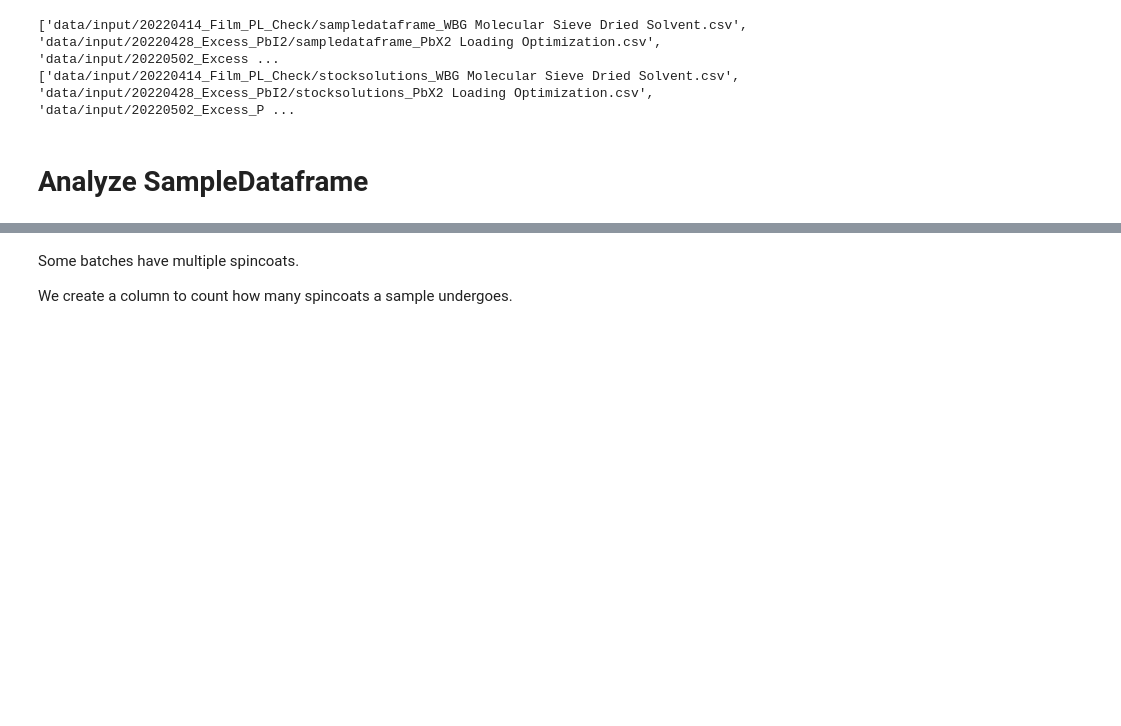
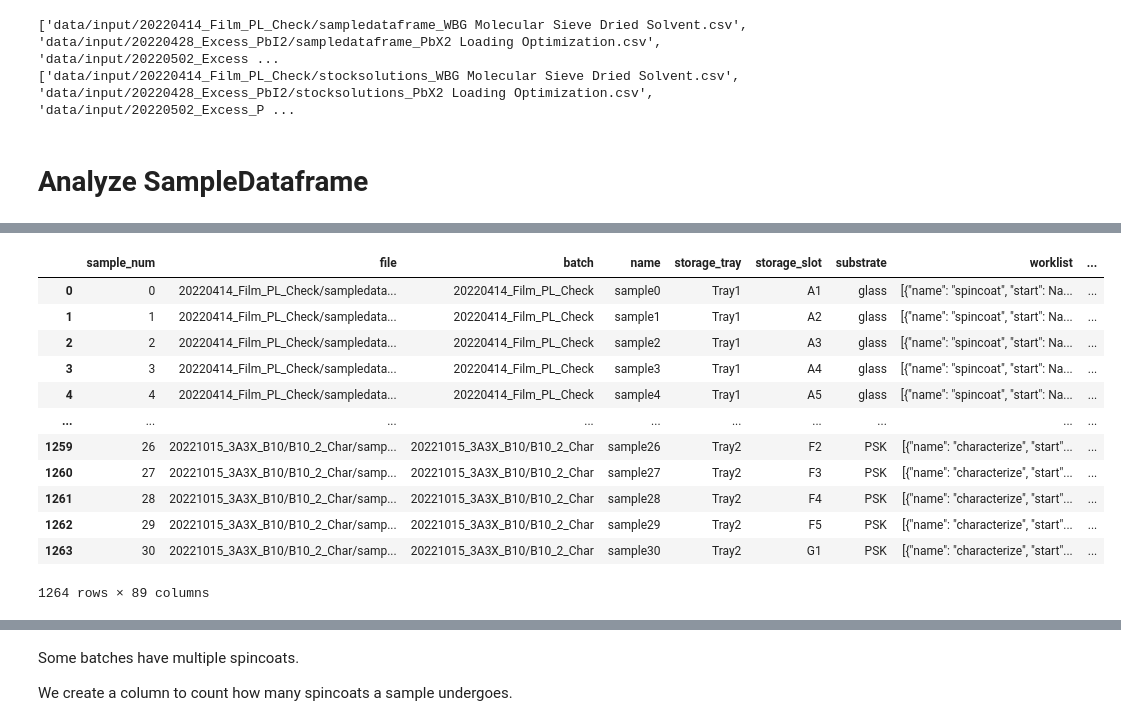
Before and after one commit to fenning-research-group/PASCAL_TrainView, a Jupyter notebook: input_eda.ipynb, the cells around one changed output, grey strips where cells are left out. Drawn from its saved outputs; the diff is of its cells as text; code cells hidden in the pictures; blank space fills up the shorter version.

```diff
--- a/input_eda.ipynb
+++ b/input_eda.ipynb
@@ -61,3 +65,24 @@ sample_input_df
+# %%
+# first, reset index and fix columns
+sample_input_df = ( raw_sampledf.reset_index()
+    .rename(columns={'index': 'sample_num'})
+    .drop(columns='Unnamed: 0')
+)
+sample_input_df
+# %% [output]
+|  | sample_num | file | batch | name | storage_tray | storage_slot | substrate | worklist | ... |
+| 0 | 0 | 20220414_Film_PL_Check/sampledata... | 20220414_Film_PL_Check | sample0 | Tray1 | A1 | glass | [{"name": "spincoat", "start": Na... | ... |
+| 1 | 1 | 20220414_Film_PL_Check/sampledata... | 20220414_Film_PL_Check | sample1 | Tray1 | A2 | glass | [{"name": "spincoat", "start": Na... | ... |
+| 2 | 2 | 20220414_Film_PL_Check/sampledata... | 20220414_Film_PL_Check | sample2 | Tray1 | A3 | glass | [{"name": "spincoat", "start": Na... | ... |
+| 3 | 3 | 20220414_Film_PL_Check/sampledata... | 20220414_Film_PL_Check | sample3 | Tray1 | A4 | glass | [{"name": "spincoat", "start": Na... | ... |
+| 4 | 4 | 20220414_Film_PL_Check/sampledata... | 20220414_Film_PL_Check | sample4 | Tray1 | A5 | glass | [{"name": "spincoat", "start": Na... | ... |
+| ... | ... | ... | ... | ... | ... | ... | ... | ... | ... |
+| 1259 | 26 | 20221015_3A3X_B10/B10_2_Char/samp... | 20221015_3A3X_B10/B10_2_Char | sample26 | Tray2 | F2 | PSK | [{"name": "characterize", "start"... | ... |
+| 1260 | 27 | 20221015_3A3X_B10/B10_2_Char/samp... | 20221015_3A3X_B10/B10_2_Char | sample27 | Tray2 | F3 | PSK | [{"name": "characterize", "start"... | ... |
+| 1261 | 28 | 20221015_3A3X_B10/B10_2_Char/samp... | 20221015_3A3X_B10/B10_2_Char | sample28 | Tray2 | F4 | PSK | [{"name": "characterize", "start"... | ... |
+| 1262 | 29 | 20221015_3A3X_B10/B10_2_Char/samp... | 20221015_3A3X_B10/B10_2_Char | sample29 | Tray2 | F5 | PSK | [{"name": "characterize", "start"... | ... |
+| 1263 | 30 | 20221015_3A3X_B10/B10_2_Char/samp... | 20221015_3A3X_B10/B10_2_Char | sample30 | Tray2 | G1 | PSK | [{"name": "characterize", "start"... | ... |
+1264 rows × 89 columns
 # %%
 sample_input_df.columns
 # %% [output]
```
Also changed, not shown: parts of 11 cells of this notebook.
